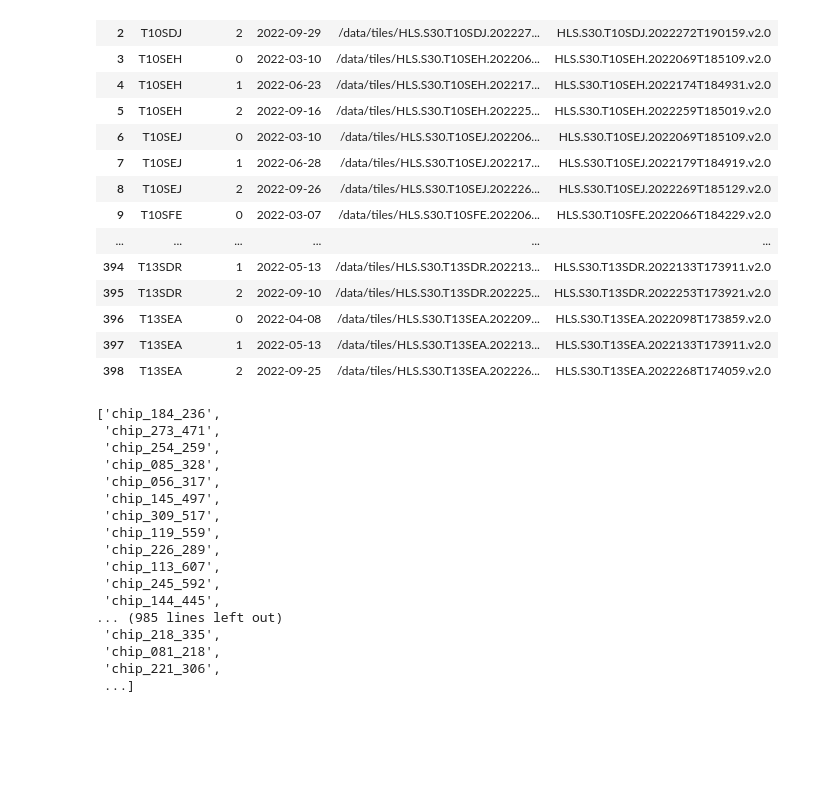
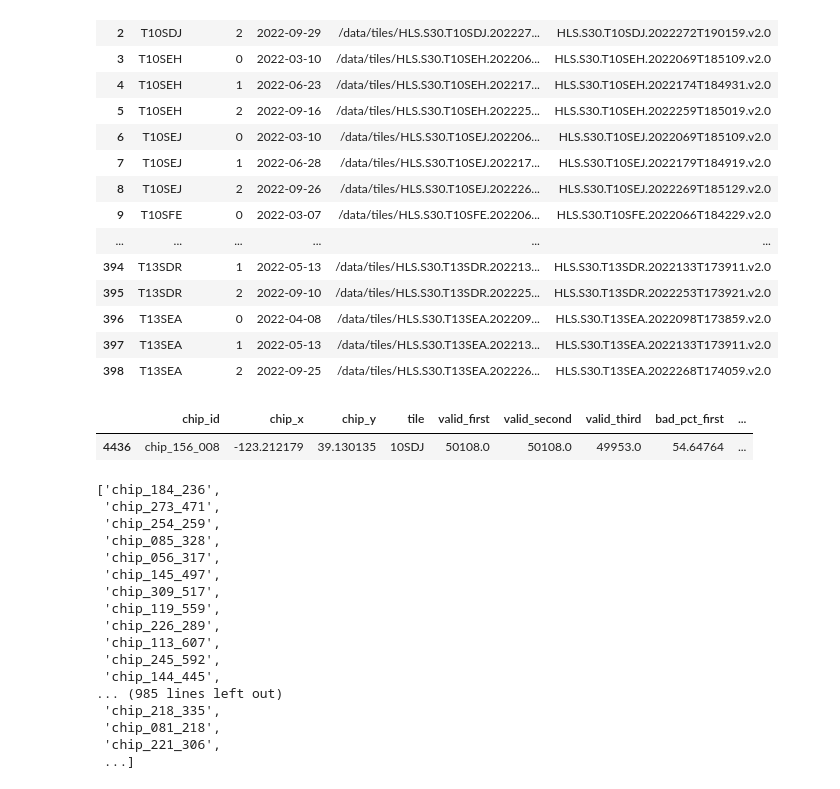
Before and after one commit to ClarkCGA/cloud-gap-filling-td, a Jupyter notebook: HLSTest/HLSV2.ipynb, the cells around one changed output. Cells and saved outputs as stored; diff of their text form; code cells hidden in the pictures; blank space fills up the shorter version.

```diff
--- a/HLSTest/HLSV2.ipynb
+++ b/HLSTest/HLSV2.ipynb
@@ -389,6 +363,12 @@ chip_df = pd.read_csv(req_path + "chip_df.csv")
 with open("/data/requirements/chip_ids.json", 'r') as f:
     chip_ids = json.load(f)
 track_df = pd.read_csv(req_path + "track_df.csv")
+with open(chip_file, "r") as file:
+    chips = json.load(file)
+# %%
+tiles_to_chip = track_df.tile.tolist()
+with open(chipping_json, "r") as file_chip:
+    chipping_js = json.load(file_chip)
 # %%
 def check_qa(qa_path, shape,  valid_qa = [0, 4, 32, 36, 64, 68, 96, 100, 128, 132, 160, 164, 192, 196, 224, 228]):
 
@@ -598,8 +531,6 @@ def process_chip(chip_id,
            first_image_date,
            second_image_date,
            third_image_date)
-# %%
-tiles_to_chip = temp_df.tile.tolist()
 # %%
 ## process chips
 
@@ -612,13 +543,13 @@ for tile in tiles_to_chip:
         # print(current_id)
         chip_index = chip_ids.index(current_id)
 
-        chip_feature = chips['features'][chip_index]
+        chip_feature = chipping_js['features'][chip_index]
 
         shape = [chip_feature['geometry']]
 
         ## do we want to scale/clip reflectances?
         full_tile_name = "T" + chip_tile
-        valid_first,  valid_second, valid_third, bad_pct_first, bad_pct_second, bad_pct_third, qa_first, qa_second, qa_third, na_count, first_image_date, second_image_date, third_image_date = process_chip(current_id, full_tile_name, shape, track_df)
+        valid_first, valid_second, valid_third, bad_pct_first, bad_pct_second, bad_pct_third, qa_first, qa_second, qa_third, na_count, first_image_date, second_image_date, third_image_date = process_chip(current_id, full_tile_name, shape, track_df)
 
         chip_df_index = chip_df.index[chip_df['chip_id'] == current_id].tolist()[0]
         chip_df.at[chip_df_index, 'valid_first'] = valid_first
@@ -635,6 +566,7 @@ for tile in tiles_to_chip:
     # tile_tracker = pd.read_csv(tile_tracker_csv)
     # tile_tracker.loc[tile_tracker.tile == tile , 'chip'] = True
     # tile_tracker.to_csv(tile_tracker_csv, index=False)
+    break
 chip_df.to_csv(chip_csv, index=False)
 # %% [output]
 T10SDJ
@@ -660,6 +591,11 @@ track_df[track_df == "T10SDJ"]
 | 396 | T13SEA | 0 | 2022-04-08 | /data/tiles/HLS.S30.T13SEA.202209... | HLS.S30.T13SEA.2022098T173859.v2.0 |
 | 397 | T13SEA | 1 | 2022-05-13 | /data/tiles/HLS.S30.T13SEA.202213... | HLS.S30.T13SEA.2022133T173911.v2.0 |
 | 398 | T13SEA | 2 | 2022-09-25 | /data/tiles/HLS.S30.T13SEA.202226... | HLS.S30.T13SEA.2022268T174059.v2.0 |
+# %%
+chip_df[chip_df.chip_id == "chip_156_008"]
+# %% [output]
+|  | chip_id | chip_x | chip_y | tile | valid_first | valid_second | valid_third | bad_pct_first | ... |
+| 4436 | chip_156_008 | -123.212179 | 39.130135 | 10SDJ | 50108.0 | 50108.0 | 49953.0 | 54.64764 | ... |
 # %%
 chip_ids
 # %% [output]
```
Also changed, not shown: parts of 18 cells of this notebook, 3 other files.
